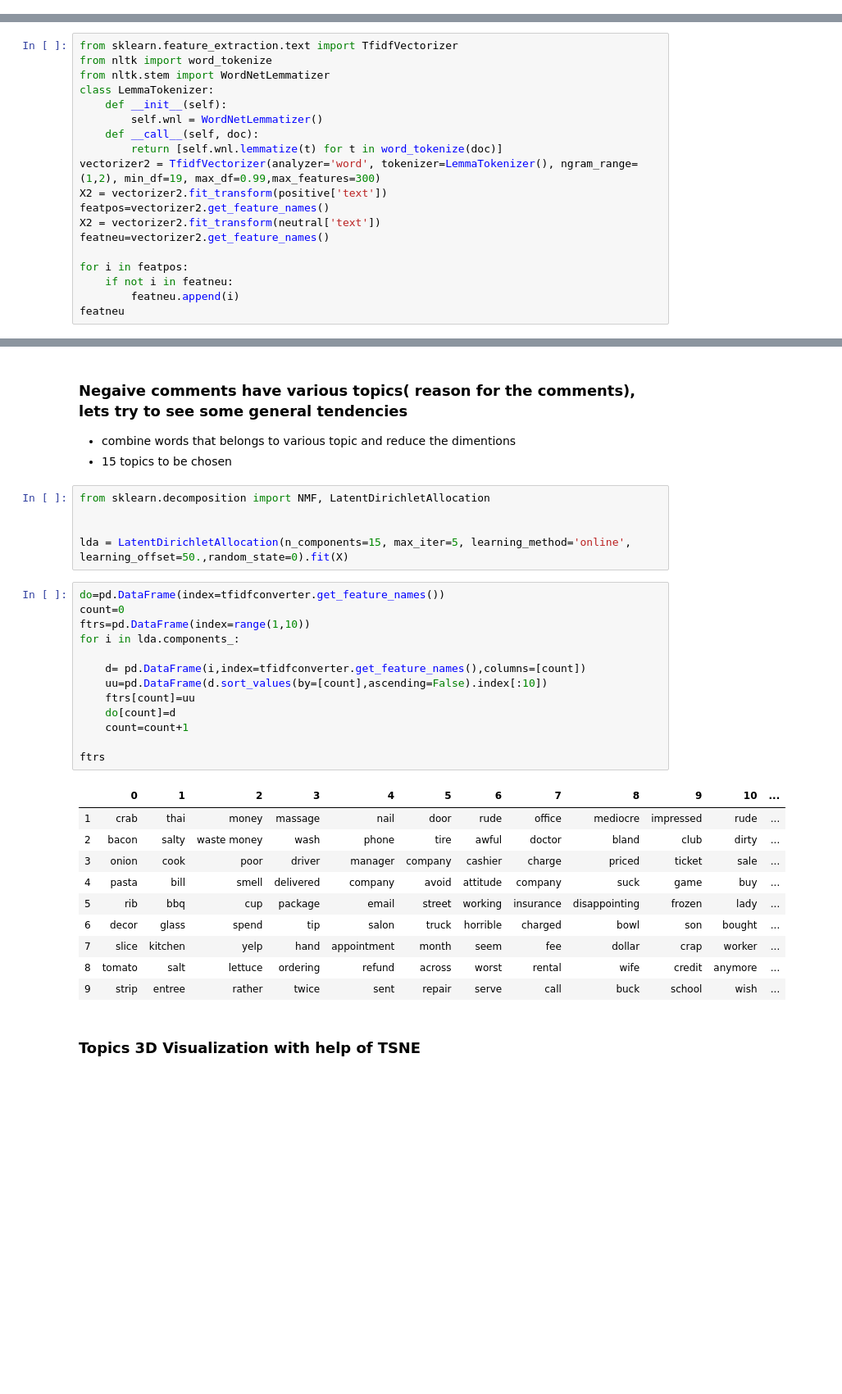
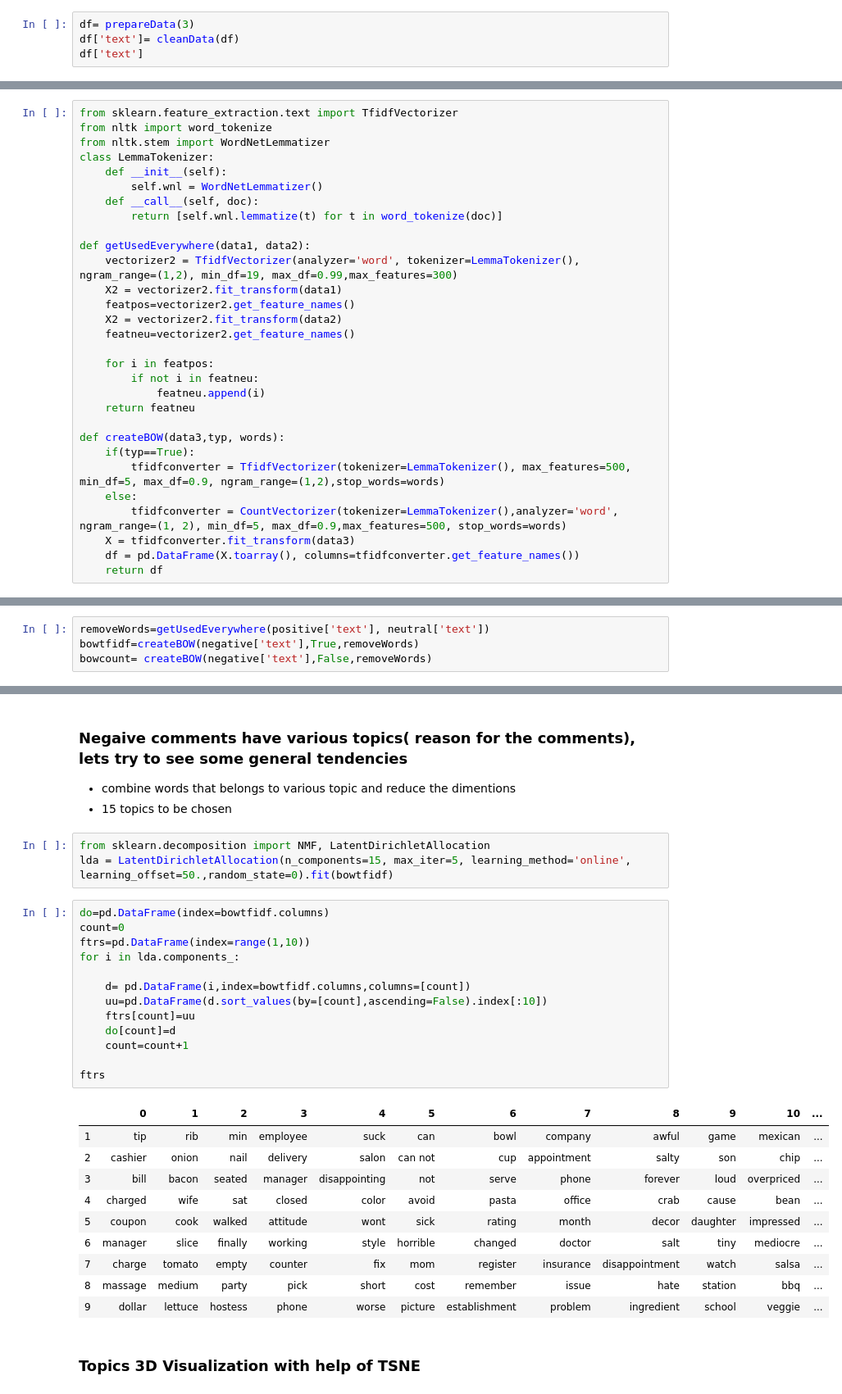
Before and after one commit to lesh3000/AI_Projects, a Jupyter notebook: aProject6.ipynb, the cells around one changed output, grey strips where cells are left out. Shown at 82% size. Cells and saved outputs as stored; diff of their text form; blank space fills up the shorter version.

```diff
--- a/aProject6.ipynb
+++ b/aProject6.ipynb
@@ -79,0 +56,4 @@ Name: text, Length: 100000, dtype: object
+# %%
+df= prepareData(3)
+df['text']= cleanData(df)
+df['text']
@@ -116,13 +110,24 @@ class LemmaTokenizer:
         self.wnl = WordNetLemmatizer()
     def __call__(self, doc):
         return [self.wnl.lemmatize(t) for t in word_tokenize(doc)]
-vectorizer2 = TfidfVectorizer(analyzer='word', tokenizer=LemmaTokenizer(), ngram_range=(1,2), min_df=19, max_df=0.99,max_features=300)
-X2 = vectorizer2.fit_transform(positive['text'])
-featpos=vectorizer2.get_feature_names()
-X2 = vectorizer2.fit_transform(neutral['text'])
-featneu=vectorizer2.get_feature_names()
 
-for i in featpos:
-    if not i in featneu:
-        featneu.append(i)
-featneu
+def getUsedEverywhere(data1, data2):
+    vectorizer2 = TfidfVectorizer(analyzer='word', tokenizer=LemmaTokenizer(), ngram_range=(1,2), min_df=19, max_df=0.99,max_features=300)
+    X2 = vectorizer2.fit_transform(data1)
+    featpos=vectorizer2.get_feature_names()
+    X2 = vectorizer2.fit_transform(data2)
+    featneu=vectorizer2.get_feature_names()
+
+    for i in featpos:
+        if not i in featneu:
+            featneu.append(i)
+    return featneu
+
+def createBOW(data3,typ, words):
+    if(typ==True):
+        tfidfconverter = TfidfVectorizer(tokenizer=LemmaTokenizer(), max_features=500, min_df=5, max_df=0.9, ngram_range=(1,2),stop_words=words)
+    else:
+        tfidfconverter = CountVectorizer(tokenizer=LemmaTokenizer(),analyzer='word', ngram_range=(1, 2), min_df=5, max_df=0.9,max_features=500, stop_words=words)
+    X = tfidfconverter.fit_transform(data3)
+    df = pd.DataFrame(X.toarray(), columns=tfidfconverter.get_feature_names())
+    return df
@@ -146,0 +134,4 @@ featneu
+# %%
+removeWords=getUsedEverywhere(positive['text'], neutral['text'])
+bowtfidf=createBOW(negative['text'],True,removeWords)
+bowcount= createBOW(negative['text'],False,removeWords)
@@ -176,32 +193,30 @@ df
 - 15 topics to be chosen
 # %%
 from sklearn.decomposition import NMF, LatentDirichletAllocation
-
-
-lda = LatentDirichletAllocation(n_components=15, max_iter=5, learning_method='online', learning_offset=50.,random_state=0).fit(X)
+lda = LatentDirichletAllocation(n_components=15, max_iter=5, learning_method='online', learning_offset=50.,random_state=0).fit(bowtfidf)
 # %%
-do=pd.DataFrame(index=tfidfconverter.get_feature_names())
+do=pd.DataFrame(index=bowtfidf.columns)
 count=0
 ftrs=pd.DataFrame(index=range(1,10))
 for i in lda.components_:
 
-    d= pd.DataFrame(i,index=tfidfconverter.get_feature_names(),columns=[count])
+    d= pd.DataFrame(i,index=bowtfidf.columns,columns=[count])
     uu=pd.DataFrame(d.sort_values(by=[count],ascending=False).index[:10])
     ftrs[count]=uu
     do[count]=d
     count=count+1
 
 ftrs
 # %% [output]
 |  | 0 | 1 | 2 | 3 | 4 | 5 | 6 | 7 | 8 | 9 | 10 | ... |
-| 1 | crab | thai | money | massage | nail | door | rude | office | mediocre | impressed | rude | ... |
-| 2 | bacon | salty | waste money | wash | phone | tire | awful | doctor | bland | club | dirty | ... |
-| 3 | onion | cook | poor | driver | manager | company | cashier | charge | priced | ticket | sale | ... |
-| 4 | pasta | bill | smell | delivered | company | avoid | attitude | company | suck | game | buy | ... |
-| 5 | rib | bbq | cup | package | email | street | working | insurance | disappointing | frozen | lady | ... |
-| 6 | decor | glass | spend | tip | salon | truck | horrible | charged | bowl | son | bought | ... |
-| 7 | slice | kitchen | yelp | hand | appointment | month | seem | fee | dollar | crap | worker | ... |
-| 8 | tomato | salt | lettuce | ordering | refund | across | worst | rental | wife | credit | anymore | ... |
-| 9 | strip | entree | rather | twice | sent | repair | serve | call | buck | school | wish | ... |
+| 1 | tip | rib | min | employee | suck | can | bowl | company | awful | game | mexican | ... |
+| 2 | cashier | onion | nail | delivery | salon | can not | cup | appointment | salty | son | chip | ... |
+| 3 | bill | bacon | seated | manager | disappointing | not | serve | phone | forever | loud | overpriced | ... |
+| 4 | charged | wife | sat | closed | color | avoid | pasta | office | crab | cause | bean | ... |
+| 5 | coupon | cook | walked | attitude | wont | sick | rating | month | decor | daughter | impressed | ... |
+| 6 | manager | slice | finally | working | style | horrible | changed | doctor | salt | tiny | mediocre | ... |
+| 7 | charge | tomato | empty | counter | fix | mom | register | insurance | disappointment | watch | salsa | ... |
+| 8 | massage | medium | party | pick | short | cost | remember | issue | hate | station | bbq | ... |
+| 9 | dollar | lettuce | hostess | phone | worse | picture | establishment | problem | ingredient | school | veggie | ... |
 # %% [markdown]
 ### Topics 3D Visualization with help of TSNE
```
Also changed, not shown: parts of 39 cells of this notebook.
